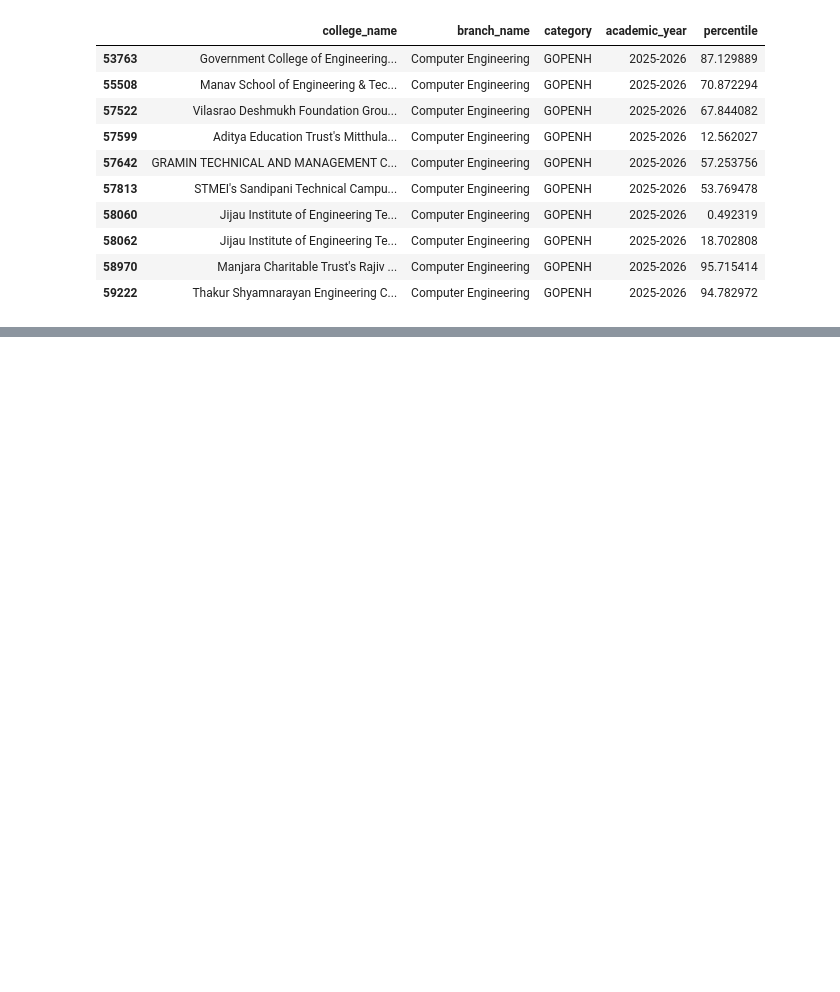
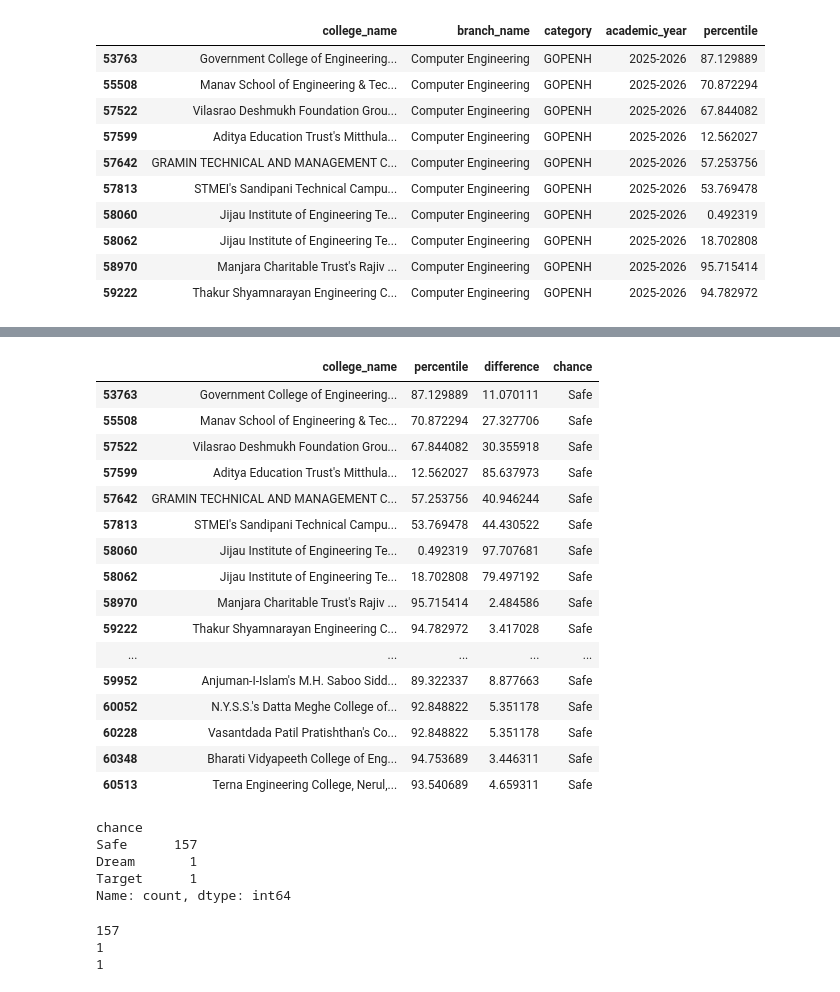
Before and after one commit to krishparmani/college-predictor, a Jupyter notebook: notebook/recommendation_engine.ipynb, the cells around one changed output, grey strips where cells are left out. Saved outputs shown, nothing was run; the diff lists cells and outputs as text; code cells hidden in the pictures; blank space fills up the shorter version.

Commit message:
feat: complete Recommendation Engine V2 and prepare backend for API integration

```diff
--- a/notebook/recommendation_engine.ipynb
+++ b/notebook/recommendation_engine.ipynb
@@ -114,3 +114,19 @@ year_df[
 | 58062 | Jijau Institute of Engineering Te... | Computer Engineering | GOPENH | 2025-2026 | 18.702808 |
 | 58970 | Manjara Charitable Trust's Rajiv ... | Computer Engineering | GOPENH | 2025-2026 | 95.715414 |
 | 59222 | Thakur Shyamnarayan Engineering C... | Computer Engineering | GOPENH | 2025-2026 | 94.782972 |
+# %%
+branch_df = engine.filter_branch(
+    "Computer Engineering"
+)
+
+category_df = engine.filter_category(
+    branch_df,
+    "GOPENH"
+)
+
+year_df = engine.filter_year(
+    category_df,
+    "2025-2026"
+)
+
+year_df.shape
@@ -116,0 +157,40 @@ year_df[
+# %%
+classified_df = engine.classify(
+    year_df,
+    percentile=98.2
+)
+# %%
+classified_df[
+    [
+        "college_name",
+        "percentile",
+        "difference",
+        "chance"
+    ]
+].head(20)
+# %% [output]
+|  | college_name | percentile | difference | chance |
+| 53763 | Government College of Engineering... | 87.129889 | 11.070111 | Safe |
+| 55508 | Manav School of Engineering & Tec... | 70.872294 | 27.327706 | Safe |
+| 57522 | Vilasrao Deshmukh Foundation Grou... | 67.844082 | 30.355918 | Safe |
+| 57599 | Aditya Education Trust's Mitthula... | 12.562027 | 85.637973 | Safe |
+| 57642 | GRAMIN TECHNICAL AND MANAGEMENT C... | 57.253756 | 40.946244 | Safe |
+| 57813 | STMEI's Sandipani Technical Campu... | 53.769478 | 44.430522 | Safe |
+| 58060 | Jijau Institute of Engineering Te... | 0.492319 | 97.707681 | Safe |
+| 58062 | Jijau Institute of Engineering Te... | 18.702808 | 79.497192 | Safe |
+| 58970 | Manjara Charitable Trust's Rajiv ... | 95.715414 | 2.484586 | Safe |
+| 59222 | Thakur Shyamnarayan Engineering C... | 94.782972 | 3.417028 | Safe |
+| ... | ... | ... | ... | ... |
+| 59952 | Anjuman-I-Islam's M.H. Saboo Sidd... | 89.322337 | 8.877663 | Safe |
+| 60052 | N.Y.S.S.'s Datta Meghe College of... | 92.848822 | 5.351178 | Safe |
+| 60228 | Vasantdada Patil Pratishthan's Co... | 92.848822 | 5.351178 | Safe |
+| 60348 | Bharati Vidyapeeth College of Eng... | 94.753689 | 3.446311 | Safe |
+| 60513 | Terna Engineering College, Nerul,... | 93.540689 | 4.659311 | Safe |
+# %%
+classified_df["chance"].value_counts()
+# %% [output]
+chance
+Safe      157
+Dream       1
+Target      1
+Name: count, dtype: int64
@@ -116,0 +209,8 @@ year_df[
+# %%
+print(len(safe_df))
+print(len(target_df))
+print(len(dream_df))
+# %% [output]
+157
+1
+1
```
Also changed, not shown: parts of 33 cells of this notebook, 1 other file.
